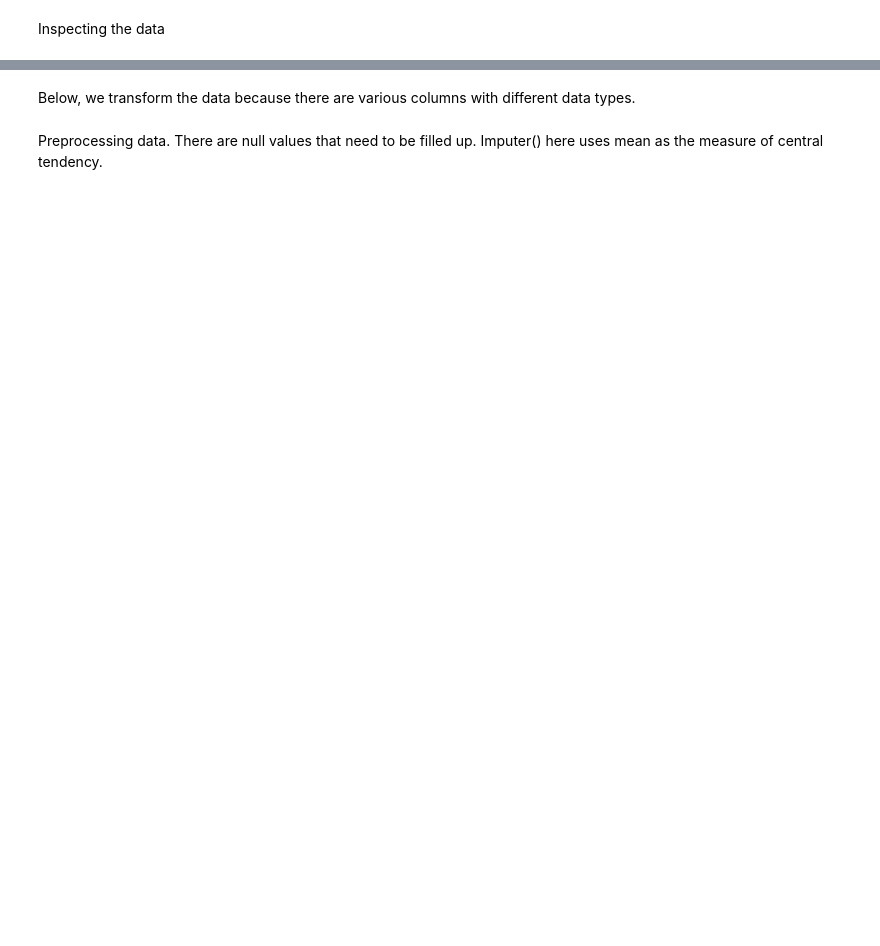
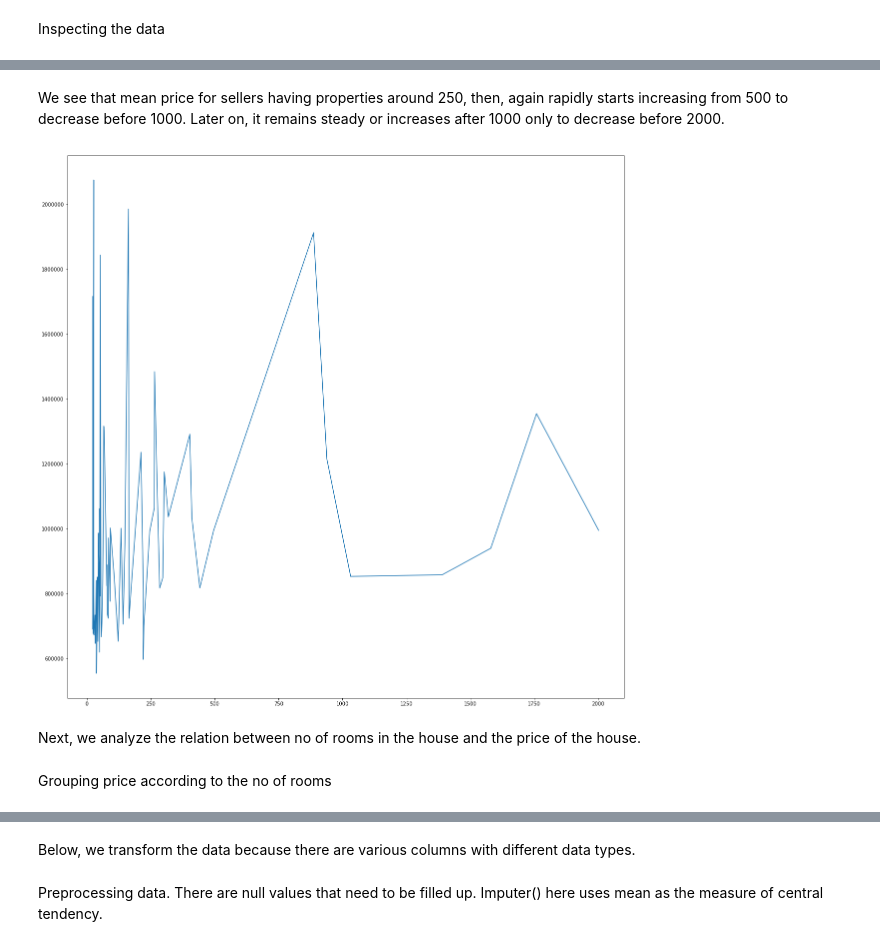
Before and after one commit to HimanshuDwivedi623317/Melbourne-ML, a Jupyter notebook: Melbourne ML/Melbourne.ipynb, the cells around one changed output, grey strips where cells are left out. Drawn from its saved outputs; the diff is of its cells as text; code cells hidden in the pictures; blank space fills up the shorter version.

```diff
--- a/Melbourne ML/Melbourne.ipynb
+++ b/Melbourne ML/Melbourne.ipynb
@@ -60,0 +77,5 @@ melbourne_data.describe()
+# %%
+no_of_sellers = len(m_data['SellerG'].unique())
+pd.options.display.max_rows = no_of_sellers
+gp_sellers = m_data.groupby('SellerG').agg({'Serial': 'count', 'Price':'mean'}).reset_index().sort_values('Serial', ascending=False).head(70)
+gp_sellers
@@ -60,0 +100,14 @@ melbourne_data.describe()
+# %% [markdown]
+We see that mean price for sellers having properties around 250, then, again rapidly starts increasing from 500 to decrease before 1000. Later on, it remains steady or increases after 1000 only to decrease before 2000.
+# %%
+plt.figure(figsize=(20,20))
+plt.plot(gp_sellers['Serial'], gp_sellers['Price'])
+#plt.xticks(np.arange(min(gp_sellers['Serial']), max(gp_sellers['Serial'])+1, 1.0))
+#plt.yticks(np.arange(min(gp_sellers['Price']), max(gp_sellers['Price'])+1, 1.0))
+plt.show()
+# %% [output]
+[figure, added]
+# %% [markdown]
+Next, we analyze the relation between no of rooms in the house and the price of the house.
+# %% [markdown]
+Grouping price according to the no of rooms
```
Also changed, not shown: parts of 19 cells of this notebook.
